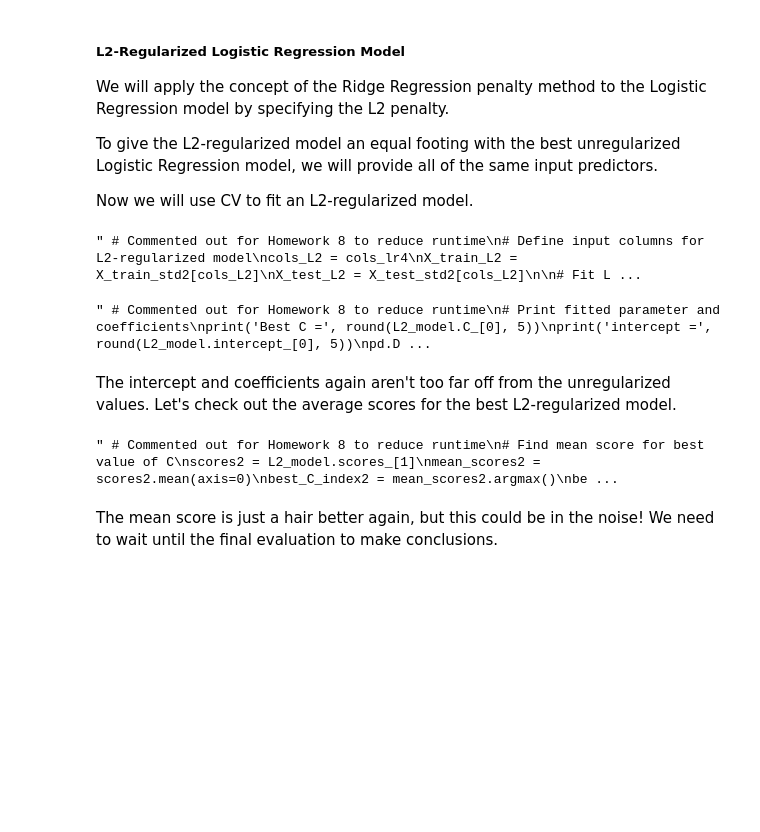
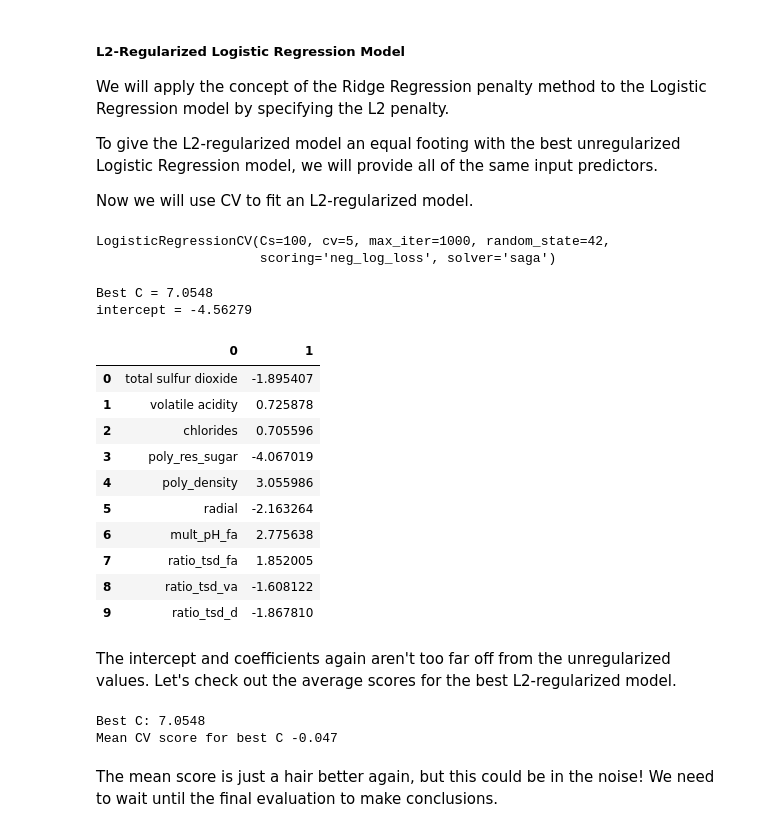
Before and after one commit to trevorlillywhite/HW8-NCSU-ST-554-Trevor-Lillywhite, a Jupyter notebook: HW8_ST554_Lillywhite.ipynb, the cells around one changed output. Drawn from its saved outputs; the diff is of its cells as text; code cells hidden in the pictures; blank space fills up the shorter version.

```diff
--- a/HW8_ST554_Lillywhite.ipynb
+++ b/HW8_ST554_Lillywhite.ipynb
@@ -1316,7 +1324,6 @@ To give the L2-regularized model an equal footing with the best unregularized Lo
 
 Now we will use CV to fit an L2-regularized model.
 # %%
-''' # Commented out for Homework 8 to reduce runtime
 # Define input columns for L2-regularized model
 cols_L2 = cols_lr4
 X_train_L2 = X_train_std2[cols_L2]
@@ -1331,22 +1338,31 @@ L2_model = LogisticRegressionCV(cv=5,
                                 scoring = 'neg_log_loss',
                                 random_state=42)
 L2_model.fit(X_train_L2, y_train2)
-'''
 # %% [output]
-" # Commented out for Homework 8 to reduce runtime\n# Define input columns for L2-regularized model\ncols_L2 = cols_lr4\nX_train_L2 = X_train_std2[cols_L2]\nX_test_L2 = X_test_std2[cols_L2]\n\n# Fit L ...
+LogisticRegressionCV(Cs=100, cv=5, max_iter=1000, random_state=42,
+                     scoring='neg_log_loss', solver='saga')
 # %%
-''' # Commented out for Homework 8 to reduce runtime
 # Print fitted parameter and coefficients
 print('Best C =', round(L2_model.C_[0], 5))
 print('intercept =', round(L2_model.intercept_[0], 5))
 pd.DataFrame(list(zip(X_train_L2.columns, L2_model.coef_[0])))
-'''
 # %% [output]
-" # Commented out for Homework 8 to reduce runtime\n# Print fitted parameter and coefficients\nprint('Best C =', round(L2_model.C_[0], 5))\nprint('intercept =', round(L2_model.intercept_[0], 5))\npd.D ...
+Best C = 7.0548
+intercept = -4.56279
+|  | 0 | 1 |
+| 0 | total sulfur dioxide | -1.895407 |
+| 1 | volatile acidity | 0.725878 |
+| 2 | chlorides | 0.705596 |
+| 3 | poly_res_sugar | -4.067019 |
+| 4 | poly_density | 3.055986 |
+| 5 | radial | -2.163264 |
+| 6 | mult_pH_fa | 2.775638 |
+| 7 | ratio_tsd_fa | 1.852005 |
+| 8 | ratio_tsd_va | -1.608122 |
+| 9 | ratio_tsd_d | -1.867810 |
 # %% [markdown]
 The intercept and coefficients again aren't too far off from the unregularized values. Let's check out the average scores for the best L2-regularized model.
 # %%
-''' # Commented out for Homework 8 to reduce runtime
 # Find mean score for best value of C
 scores2 = L2_model.scores_[1]
 mean_scores2 = scores2.mean(axis=0)
@@ -1356,9 +1372,9 @@ best_score2 = mean_scores2[best_C_index2]
 
 print('Best C:', round(best_C2, 5))
 print('Mean CV score for best C', round(best_score2, 5))
-'''
 # %% [output]
-" # Commented out for Homework 8 to reduce runtime\n# Find mean score for best value of C\nscores2 = L2_model.scores_[1]\nmean_scores2 = scores2.mean(axis=0)\nbest_C_index2 = mean_scores2.argmax()\nbe ...
+Best C: 7.0548
+Mean CV score for best C -0.047
 # %% [markdown]
 The mean score is just a hair better again, but this could be in the noise! We need to wait until the final evaluation to make conclusions.
 # %% [markdown]
```
Also changed, not shown: parts of 13 cells of this notebook.
